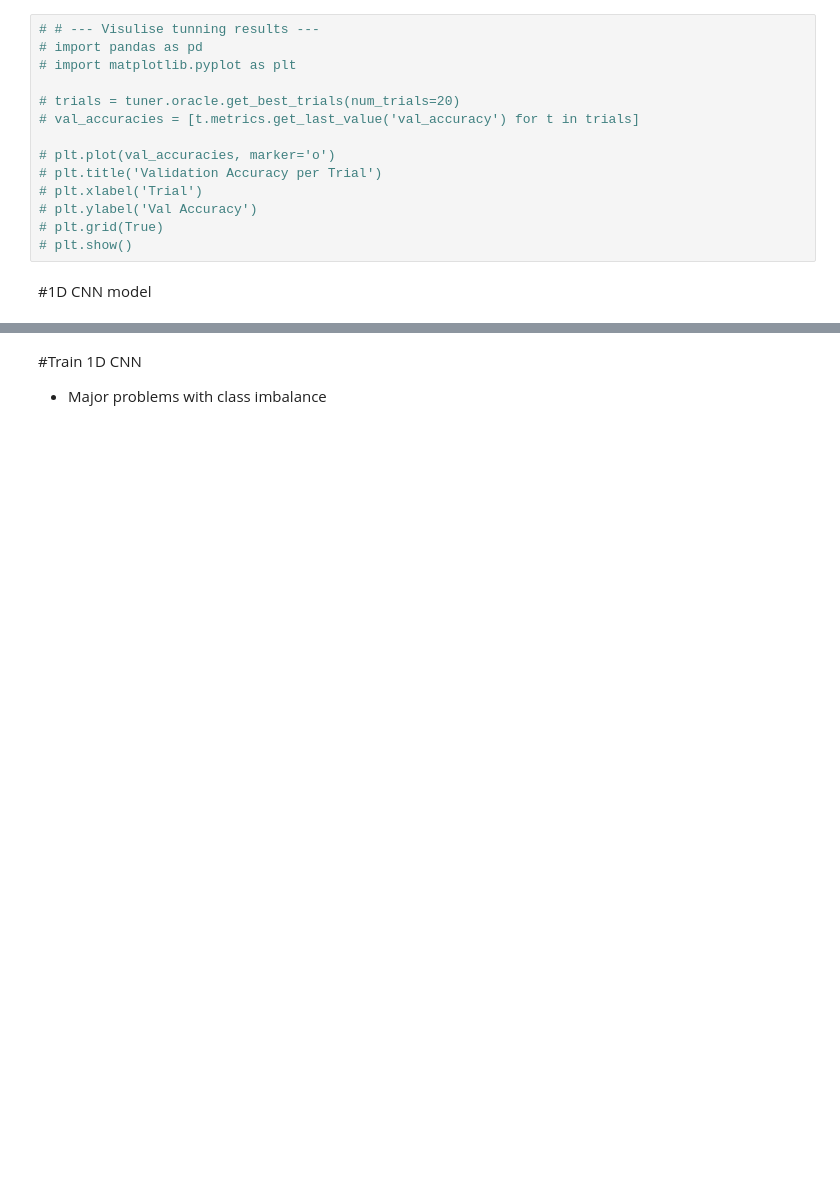
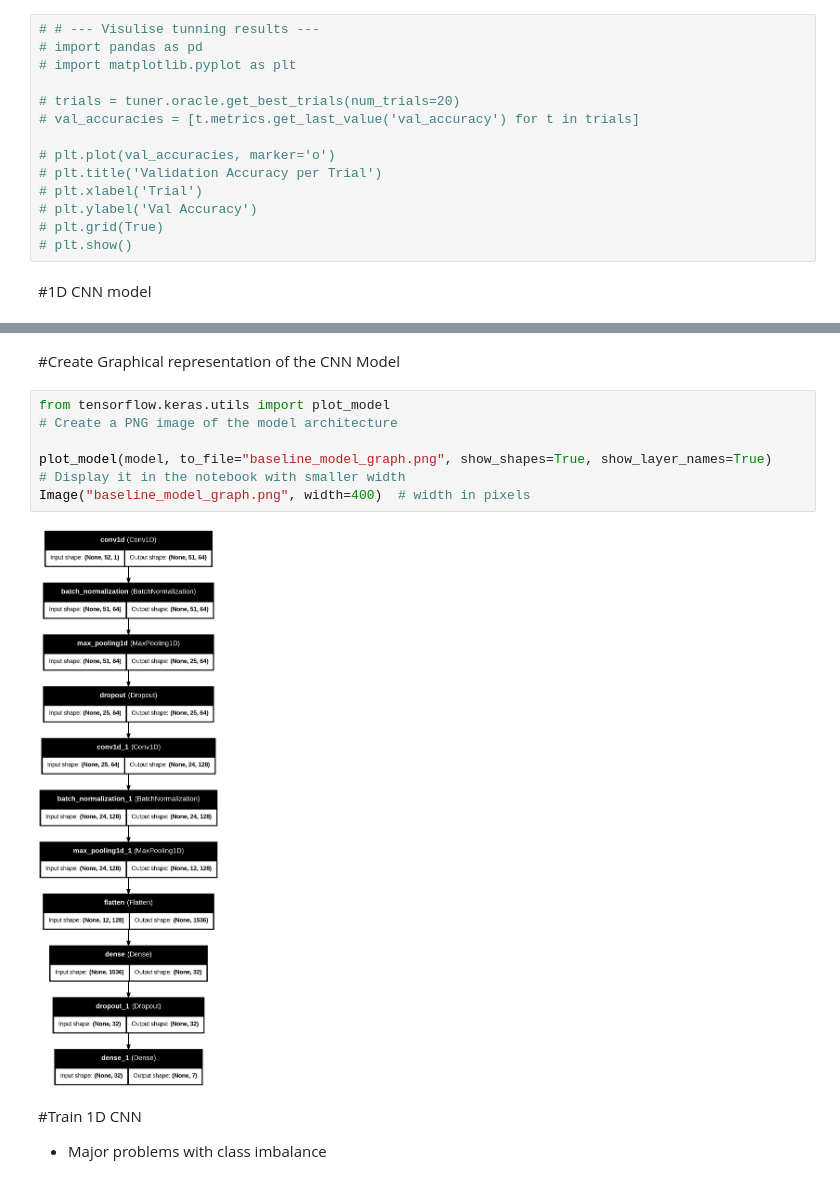
Before and after one commit to SianC7/LAIDS, a Jupyter notebook: Final_1D_CNN_Baseline_Model.ipynb, the cells around one changed output, grey strips where cells are left out. Cells and saved outputs as stored; diff of their text form; blank space fills up the shorter version.

Commit message:
Best baseline model 2

```diff
--- a/Final_1D_CNN_Baseline_Model.ipynb
+++ b/Final_1D_CNN_Baseline_Model.ipynb
@@ -323,3 +462,14 @@ model.summary()
+# %% [markdown]
+#Create Graphical representation of the CNN Model
+# %%
+from tensorflow.keras.utils import plot_model
+# Create a PNG image of the model architecture
+
+plot_model(model, to_file="baseline_model_graph.png", show_shapes=True, show_layer_names=True)
+# Display it in the notebook with smaller width
+Image("baseline_model_graph.png", width=400)  # width in pixels
+# %% [output]
+[figure, added]
 # %% [markdown]
 #Train 1D CNN
 
```
Also changed, not shown: parts of 30 cells of this notebook.
